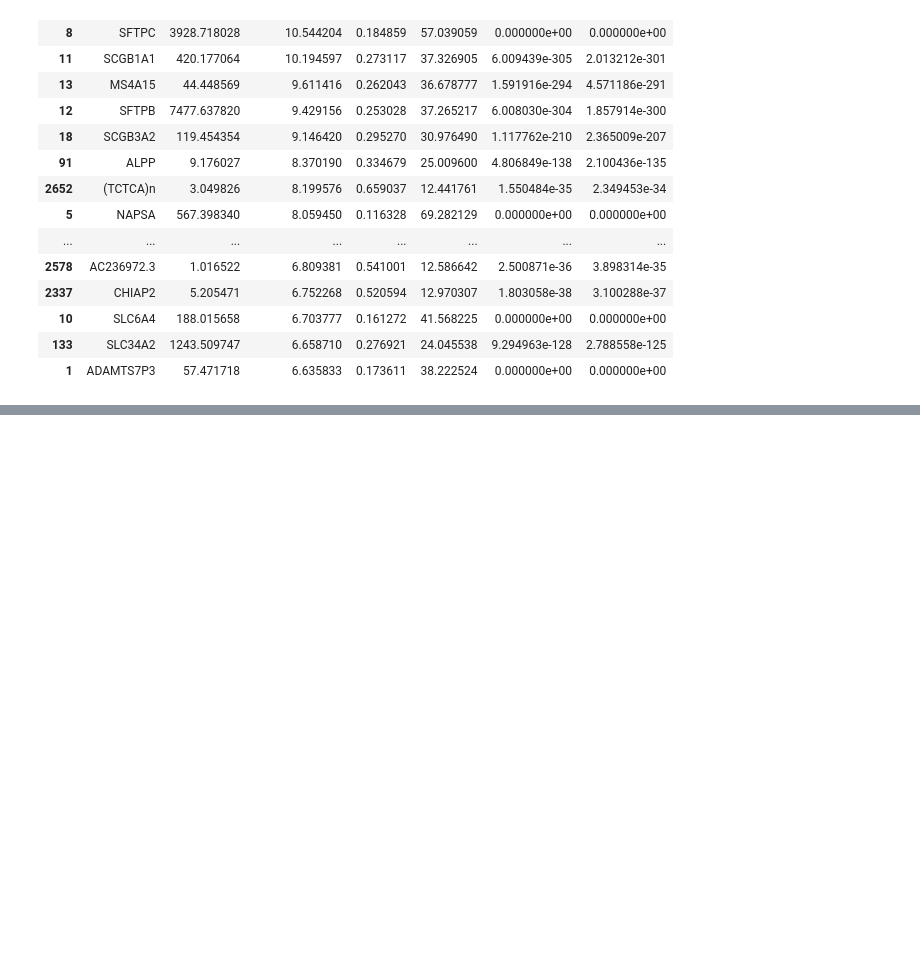
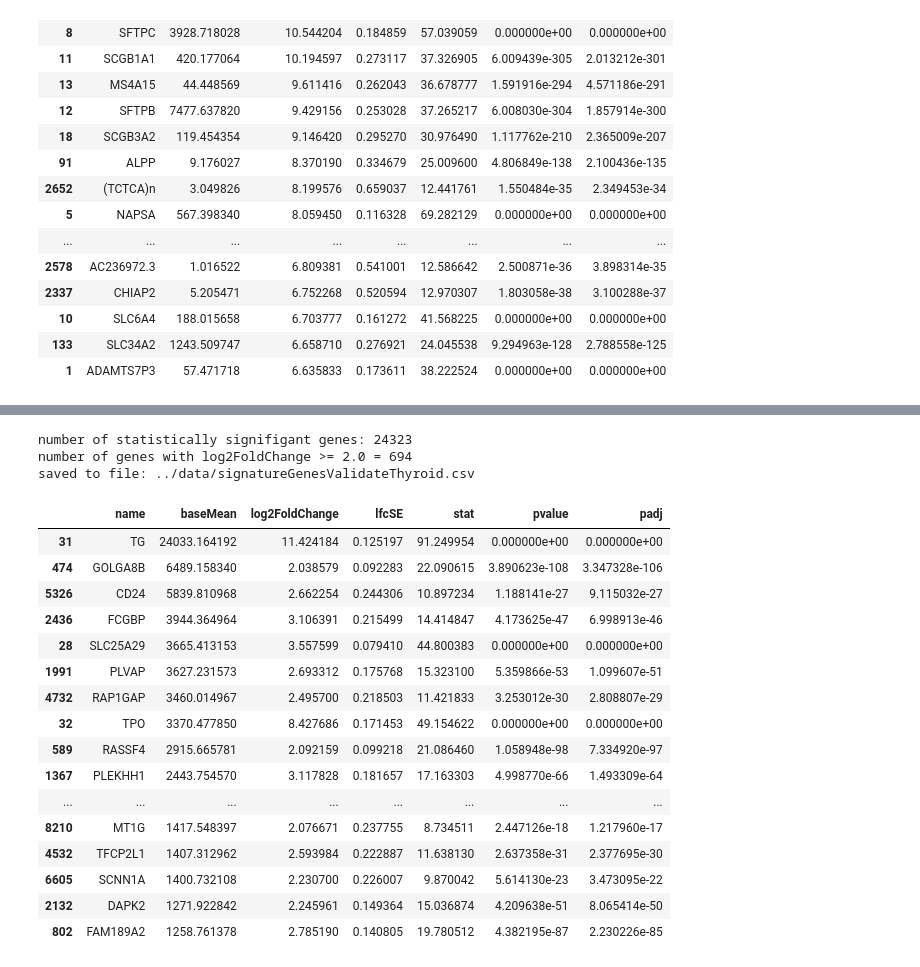
Before and after one commit to aedavids/extraCellularRNA, a Jupyter notebook: terra/deseq/doc/plots/jupyterNotebooks/GTExValidateExploration.ipynb, the cells around one changed output, grey strips where cells are left out. Drawn from its saved outputs; the diff is of its cells as text; code cells hidden in the pictures; blank space fills up the shorter version.

```diff
--- a/terra/deseq/doc/plots/jupyterNotebooks/GTExValidateExploration.ipynb
+++ b/terra/deseq/doc/plots/jupyterNotebooks/GTExValidateExploration.ipynb
@@ -165,0 +172,24 @@ number of statistically signifigant genes: 22964
+# %%
+thyroidSignatureGenesDF = loadFindSaveSignatureGenes("Thyroid")
+thyroidSignatureGenesDF
+# %% [output]
+number of statistically signifigant genes: 24323
+number of genes with log2FoldChange >= 2.0 = 694
+saved to file: ../data/signatureGenesValidateThyroid.csv
+|  | name | baseMean | log2FoldChange | lfcSE | stat | pvalue | padj |
+| 31 | TG | 24033.164192 | 11.424184 | 0.125197 | 91.249954 | 0.000000e+00 | 0.000000e+00 |
+| 474 | GOLGA8B | 6489.158340 | 2.038579 | 0.092283 | 22.090615 | 3.890623e-108 | 3.347328e-106 |
+| 5326 | CD24 | 5839.810968 | 2.662254 | 0.244306 | 10.897234 | 1.188141e-27 | 9.115032e-27 |
+| 2436 | FCGBP | 3944.364964 | 3.106391 | 0.215499 | 14.414847 | 4.173625e-47 | 6.998913e-46 |
+| 28 | SLC25A29 | 3665.413153 | 3.557599 | 0.079410 | 44.800383 | 0.000000e+00 | 0.000000e+00 |
+| 1991 | PLVAP | 3627.231573 | 2.693312 | 0.175768 | 15.323100 | 5.359866e-53 | 1.099607e-51 |
+| 4732 | RAP1GAP | 3460.014967 | 2.495700 | 0.218503 | 11.421833 | 3.253012e-30 | 2.808807e-29 |
+| 32 | TPO | 3370.477850 | 8.427686 | 0.171453 | 49.154622 | 0.000000e+00 | 0.000000e+00 |
+| 589 | RASSF4 | 2915.665781 | 2.092159 | 0.099218 | 21.086460 | 1.058948e-98 | 7.334920e-97 |
+| 1367 | PLEKHH1 | 2443.754570 | 3.117828 | 0.181657 | 17.163303 | 4.998770e-66 | 1.493309e-64 |
+| ... | ... | ... | ... | ... | ... | ... | ... |
+| 8210 | MT1G | 1417.548397 | 2.076671 | 0.237755 | 8.734511 | 2.447126e-18 | 1.217960e-17 |
+| 4532 | TFCP2L1 | 1407.312962 | 2.593984 | 0.222887 | 11.638130 | 2.637358e-31 | 2.377695e-30 |
+| 6605 | SCNN1A | 1400.732108 | 2.230700 | 0.226007 | 9.870042 | 5.614130e-23 | 3.473095e-22 |
+| 2132 | DAPK2 | 1271.922842 | 2.245961 | 0.149364 | 15.036874 | 4.209638e-51 | 8.065414e-50 |
+| 802 | FAM189A2 | 1258.761378 | 2.785190 | 0.140805 | 19.780512 | 4.382195e-87 | 2.230226e-85 |
```
Also changed, not shown: parts of 8 cells of this notebook.
